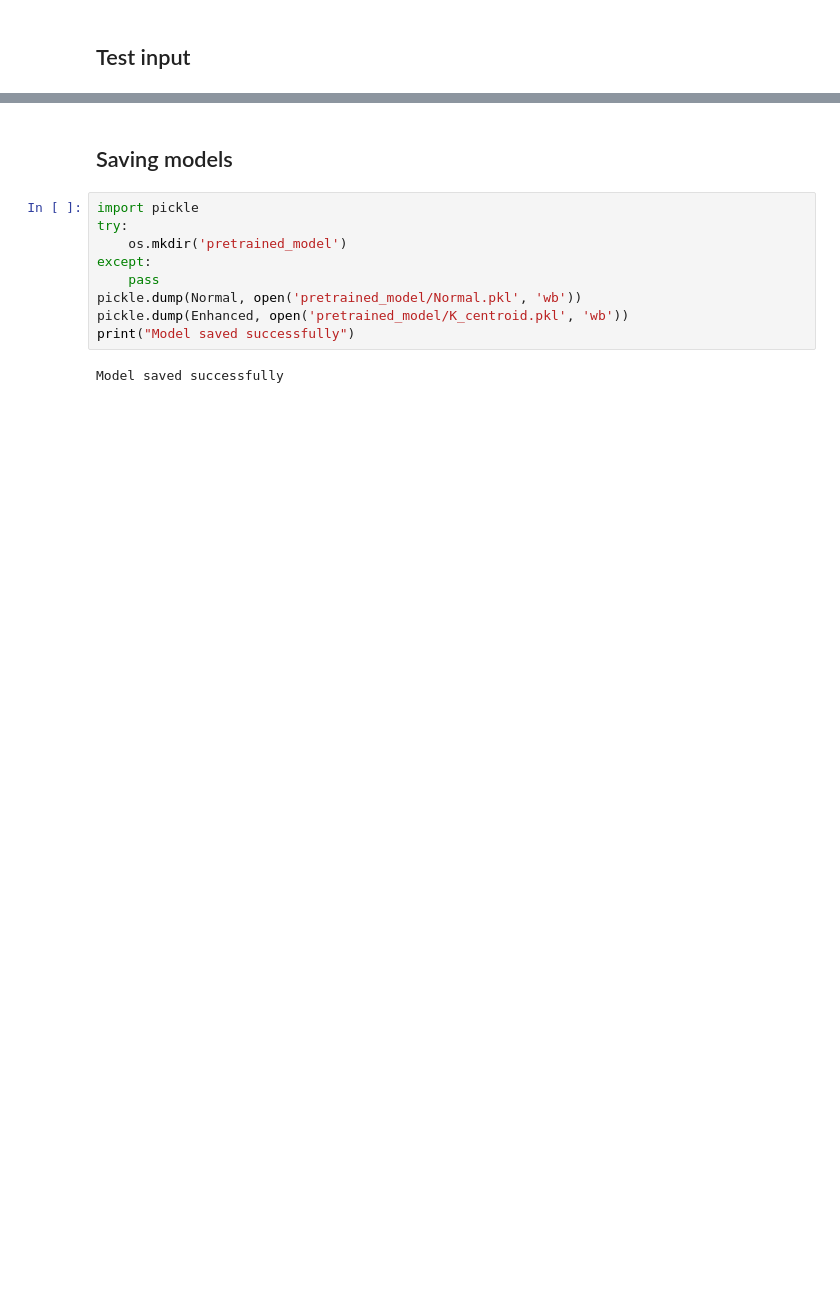
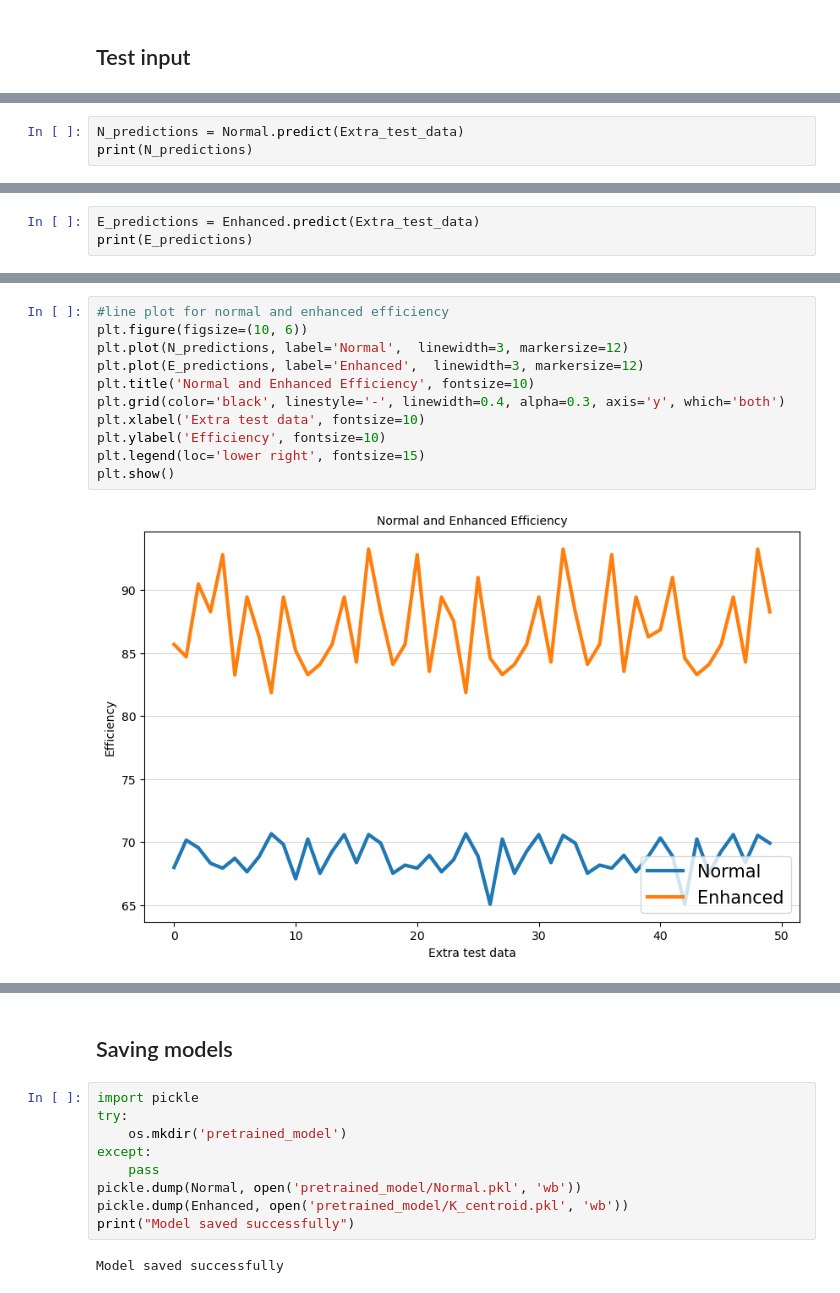
Before and after one commit to Xer0bit/Energy-Efficiency-Enhancement, a Jupyter notebook: Train.ipynb, the cells around one changed output, grey strips where cells are left out. Cells and saved outputs as stored; diff of their text form; blank space fills up the shorter version.

```diff
--- a/Train.ipynb
+++ b/Train.ipynb
@@ -427,0 +530,3 @@ Enhanced.score(X_test, y_test)
+# %%
+N_predictions = Normal.predict(Extra_test_data)
+print(N_predictions)
@@ -427,0 +543,3 @@ Enhanced.score(X_test, y_test)
+# %%
+E_predictions = Enhanced.predict(Extra_test_data)
+print(E_predictions)
@@ -428,3 +556,16 @@ Enhanced.score(X_test, y_test)
+# %%
+#line plot for normal and enhanced efficiency
+plt.figure(figsize=(10, 6))
+plt.plot(N_predictions, label='Normal',  linewidth=3, markersize=12)
+plt.plot(E_predictions, label='Enhanced',  linewidth=3, markersize=12)
+plt.title('Normal and Enhanced Efficiency', fontsize=10)
+plt.grid(color='black', linestyle='-', linewidth=0.4, alpha=0.3, axis='y', which='both')
+plt.xlabel('Extra test data', fontsize=10)
+plt.ylabel('Efficiency', fontsize=10)
+plt.legend(loc='lower right', fontsize=15)
+plt.show()
+# %% [output]
+[figure, added]
 # %%
 test_input = [[300, 600, 400]]
 test_output = Normal.predict(test_input)
```
Also changed, not shown: parts of 30 cells of this notebook, 1 other file.
